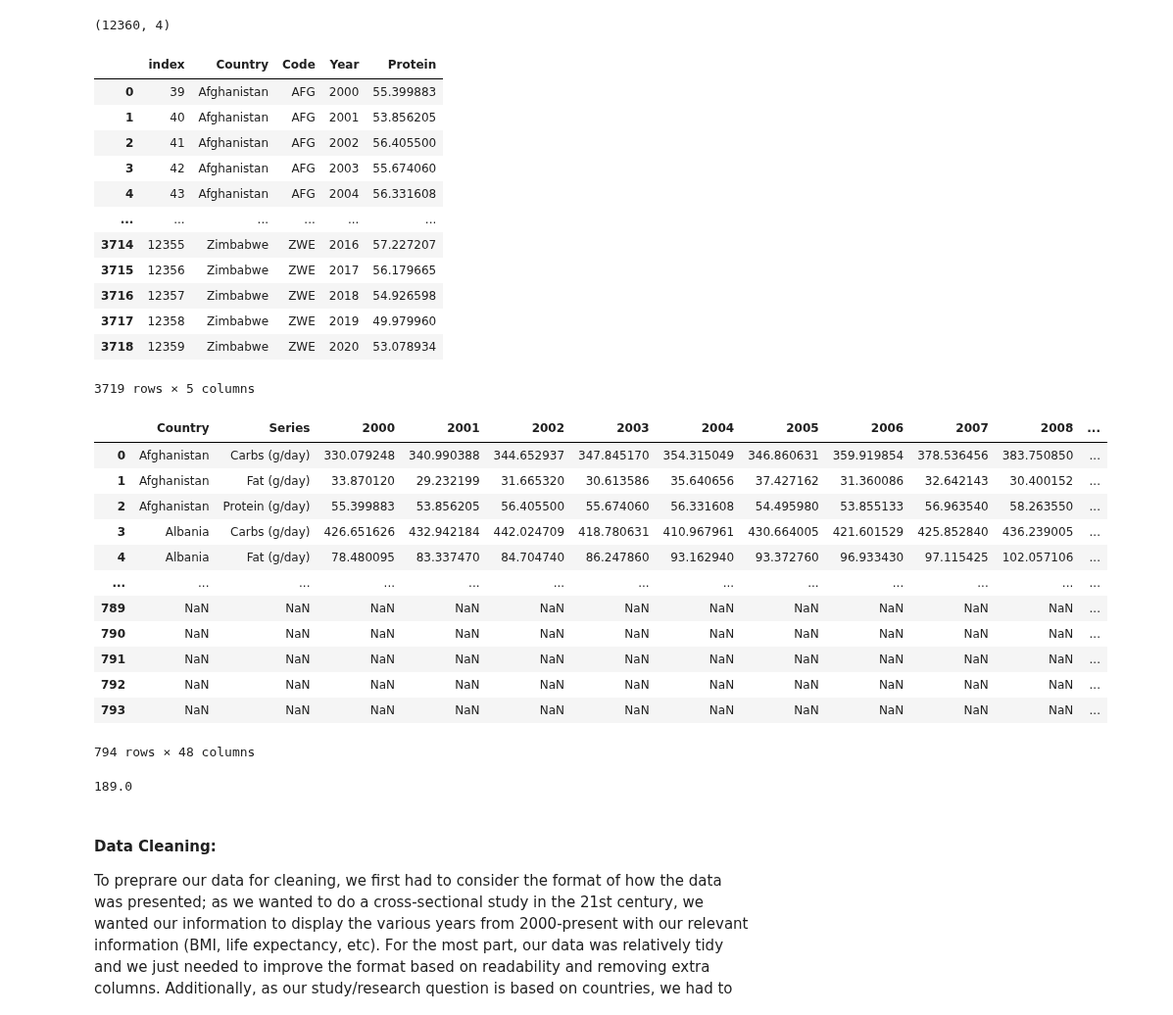
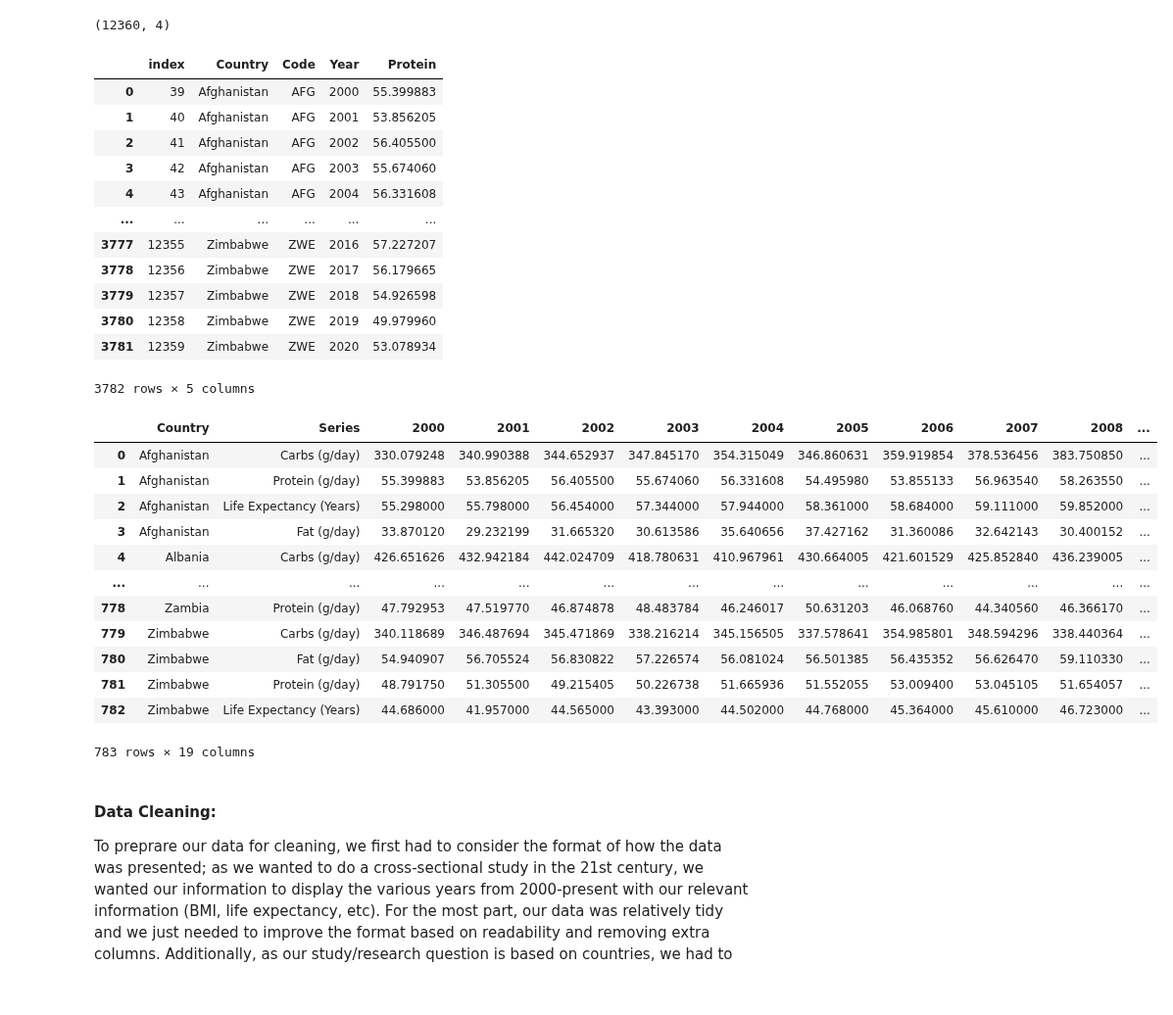
Before and after one commit to COGS108/Group074_WI24, a Jupyter notebook: DataCheckpoint_Group074_WI24.ipynb, the cells around one changed output. Shown at 98% size. Cells and saved outputs as stored; diff of their text form; code cells hidden in the pictures.

```diff
--- a/DataCheckpoint_Group074_WI24.ipynb
+++ b/DataCheckpoint_Group074_WI24.ipynb
@@ -451,7 +415,14 @@ to_delete = ['Africa',
              'Eastern Europe',
              'Central America',
              'Central Asia',
-             'Caribbean']
+             'Caribbean', 'Africa', 'Asia', 'Europe', 'European Union',
+             'income', 'situations','South America', 'North America',
+             'Asia', 'High-income countries', 'Low-income countries',
+             'USSR', 'World', 'Oceania', 'demograph', 'poor', 'total',
+             'Not classified', 'Least developed countries: UN classification',
+             "St. Martin (French part)", "Korea, Dem. People's Rep.",
+             "British Virgin Islands", "Gibraltar", "IBRD only", "IDA blend",
+             "IDA", "OECD members", "Other small states"]
 
 sugar = sugar[~sugar['Country'].isin(to_delete)]
 
@@ -474,7 +445,7 @@ sugar
 pivot_df = sugar.groupby(['Country', 'Year'], as_index=False)['Carbs'].sum().pivot(index='Country', columns='Year', values='Carbs')
 # pivot_df.assign(blabla = pivot_df['Year'].values)
 
-pivot_df.insert(0, 'series','Carbs (g/day)')
+pivot_df.insert(0, 'Series','Carbs (g/day)')
 
 sugar2 = pivot_df
 sugar2
@@ -512,20 +483,14 @@ regions = df[df['Country'].str.contains('(FAO)')]
 countries = df[~df['Country'].str.contains('(FAO)')]
 countries['Country'] = countries['Country'].str.replace(' (former)', '', regex = False)
 
-to_remove = ['Africa',
-             'Asia',
-             'Europe',
-             'European Union (27)',
-             'Lower-middle-income countries',
-             'Upper-middle-income countries',
-             'South America',
-             'North America',
-             'Asia',
-             'High-income countries',
-             'Low-income countries',
-             'USSR',
-             'World',
-            'Oceania']
+to_remove = ['Africa', 'Asia', 'Europe', 'European Union',
+             'income', 'situations','South America', 'North America',
+             'Asia', 'High-income countries', 'Low-income countries',
+             'USSR', 'World', 'Oceania', 'demograph', 'poor', 'total',
+             'Not classified', 'Least developed countries: UN classification',
+             "St. Martin (French part)", "Korea, Dem. People's Rep.",
+             "British Virgin Islands", "Gibraltar", "IBRD only", "IDA blend",
+             "IDA", "OECD members", "Other small states"]
 
 countries = countries[~countries['Country'].isin(to_remove)]
 countries['Country'] = countries['Country'].str.replace(' (country)', '', regex = False)
@@ -553,51 +518,53 @@ countries
 | 3 | 42 | Afghanistan | AFG | 2003 | 55.674060 |
 | 4 | 43 | Afghanistan | AFG | 2004 | 56.331608 |
 | ... | ... | ... | ... | ... | ... |
-| 3714 | 12355 | Zimbabwe | ZWE | 2016 | 57.227207 |
-| 3715 | 12356 | Zimbabwe | ZWE | 2017 | 56.179665 |
-| 3716 | 12357 | Zimbabwe | ZWE | 2018 | 54.926598 |
-| 3717 | 12358 | Zimbabwe | ZWE | 2019 | 49.979960 |
-| 3718 | 12359 | Zimbabwe | ZWE | 2020 | 53.078934 |
+| 3777 | 12355 | Zimbabwe | ZWE | 2016 | 57.227207 |
+| 3778 | 12356 | Zimbabwe | ZWE | 2017 | 56.179665 |
+| 3779 | 12357 | Zimbabwe | ZWE | 2018 | 54.926598 |
+| 3780 | 12358 | Zimbabwe | ZWE | 2019 | 49.979960 |
+| 3781 | 12359 | Zimbabwe | ZWE | 2020 | 53.078934 |
-3719 rows × 5 columns
+3782 rows × 5 columns
 # %%
 countries.to_csv('./cleaned_datasets/protein_per_capita_clean.csv', index=False)
 # %%
 # Merge all three datasets
 # countries, sugar, fat_supply
 merged_df = pd.concat([fat_supply, countries, sugar], ignore_index=True)
 temp = pd.merge(fat_supply, countries, on = ['Year', 'Country'])
 temp = pd.merge(temp, sugar, on = ['Country', 'Year'])
 temp.drop(['Code_x', 'Code_y', 'index'], axis = 1, inplace = True)
 temp.columns = ['Country', 'Year', 'Fat (g/day)', 'Protein (g/day)', 'Carbs (g/day)']
-temp
-
 
 temp = temp.groupby(['Country', 'Year'], as_index=False)[['Fat (g/day)', 'Protein (g/day)', 'Carbs (g/day)']].sum()
 # .pivot(index='Country', columns='Year', values=['Protein', 'Fat_Per_capita', 'Carbs'])
 temp
 
 melted_df = temp.melt(id_vars=['Country', 'Year'], var_name='Series', value_name='Value')
 
 # Pivot the melted DataFrame
 pivot_df = melted_df.pivot(index=['Country', 'Series'], columns='Year', values='Value').reset_index()
+pivot_df = pivot_df.loc[:, :2016]
+
+
+pivot_df = pd.concat([pivot_df, life_expectancy], ignore_index=True)
+pivot_df = pivot_df.sort_values(by="Country")
+pivot_df = pivot_df.reset_index(drop=True)
+
+pivot_df
 # %% [output]
 |  | Country | Series | 2000 | 2001 | 2002 | 2003 | 2004 | 2005 | 2006 | 2007 | 2008 | ... |
 | 0 | Afghanistan | Carbs (g/day) | 330.079248 | 340.990388 | 344.652937 | 347.845170 | 354.315049 | 346.860631 | 359.919854 | 378.536456 | 383.750850 | ... |
-| 1 | Afghanistan | Fat (g/day) | 33.870120 | 29.232199 | 31.665320 | 30.613586 | 35.640656 | 37.427162 | 31.360086 | 32.642143 | 30.400152 | ... |
-| 2 | Afghanistan | Protein (g/day) | 55.399883 | 53.856205 | 56.405500 | 55.674060 | 56.331608 | 54.495980 | 53.855133 | 56.963540 | 58.263550 | ... |
-| 3 | Albania | Carbs (g/day) | 426.651626 | 432.942184 | 442.024709 | 418.780631 | 410.967961 | 430.664005 | 421.601529 | 425.852840 | 436.239005 | ... |
-| 4 | Albania | Fat (g/day) | 78.480095 | 83.337470 | 84.704740 | 86.247860 | 93.162940 | 93.372760 | 96.933430 | 97.115425 | 102.057106 | ... |
+| 1 | Afghanistan | Protein (g/day) | 55.399883 | 53.856205 | 56.405500 | 55.674060 | 56.331608 | 54.495980 | 53.855133 | 56.963540 | 58.263550 | ... |
+| 2 | Afghanistan | Life Expectancy (Years) | 55.298000 | 55.798000 | 56.454000 | 57.344000 | 57.944000 | 58.361000 | 58.684000 | 59.111000 | 59.852000 | ... |
+| 3 | Afghanistan | Fat (g/day) | 33.870120 | 29.232199 | 31.665320 | 30.613586 | 35.640656 | 37.427162 | 31.360086 | 32.642143 | 30.400152 | ... |
+| 4 | Albania | Carbs (g/day) | 426.651626 | 432.942184 | 442.024709 | 418.780631 | 410.967961 | 430.664005 | 421.601529 | 425.852840 | 436.239005 | ... |
 | ... | ... | ... | ... | ... | ... | ... | ... | ... | ... | ... | ... | ... |
-| 789 | NaN | NaN | NaN | NaN | NaN | NaN | NaN | NaN | NaN | NaN | NaN | ... |
-| 790 | NaN | NaN | NaN | NaN | NaN | NaN | NaN | NaN | NaN | NaN | NaN | ... |
-| 791 | NaN | NaN | NaN | NaN | NaN | NaN | NaN | NaN | NaN | NaN | NaN | ... |
-| 792 | NaN | NaN | NaN | NaN | NaN | NaN | NaN | NaN | NaN | NaN | NaN | ... |
-| 793 | NaN | NaN | NaN | NaN | NaN | NaN | NaN | NaN | NaN | NaN | NaN | ... |
+| 778 | Zambia | Protein (g/day) | 47.792953 | 47.519770 | 46.874878 | 48.483784 | 46.246017 | 50.631203 | 46.068760 | 44.340560 | 46.366170 | ... |
+| 779 | Zimbabwe | Carbs (g/day) | 340.118689 | 346.487694 | 345.471869 | 338.216214 | 345.156505 | 337.578641 | 354.985801 | 348.594296 | 338.440364 | ... |
+| 780 | Zimbabwe | Fat (g/day) | 54.940907 | 56.705524 | 56.830822 | 57.226574 | 56.081024 | 56.501385 | 56.435352 | 56.626470 | 59.110330 | ... |
+| 781 | Zimbabwe | Protein (g/day) | 48.791750 | 51.305500 | 49.215405 | 50.226738 | 51.665936 | 51.552055 | 53.009400 | 53.045105 | 51.654057 | ... |
+| 782 | Zimbabwe | Life Expectancy (Years) | 44.686000 | 41.957000 | 44.565000 | 43.393000 | 44.502000 | 44.768000 | 45.364000 | 45.610000 | 46.723000 | ... |
-794 rows × 48 columns
+783 rows × 19 columns
-# %%
-567/3
-# %% [output]
-189.0
 # %% [markdown]
 #### Data Cleaning:
 
```
Also changed, not shown: parts of 18 cells of this notebook, 6 other files.
